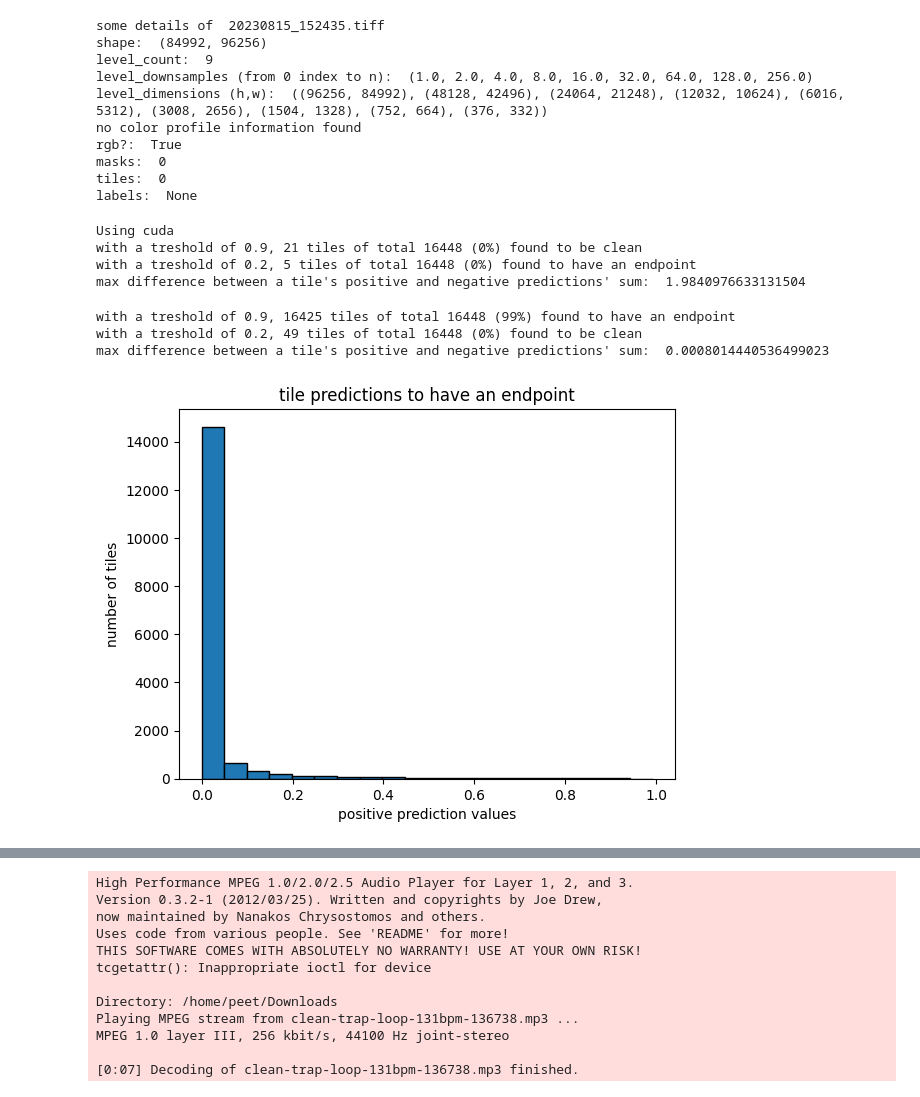
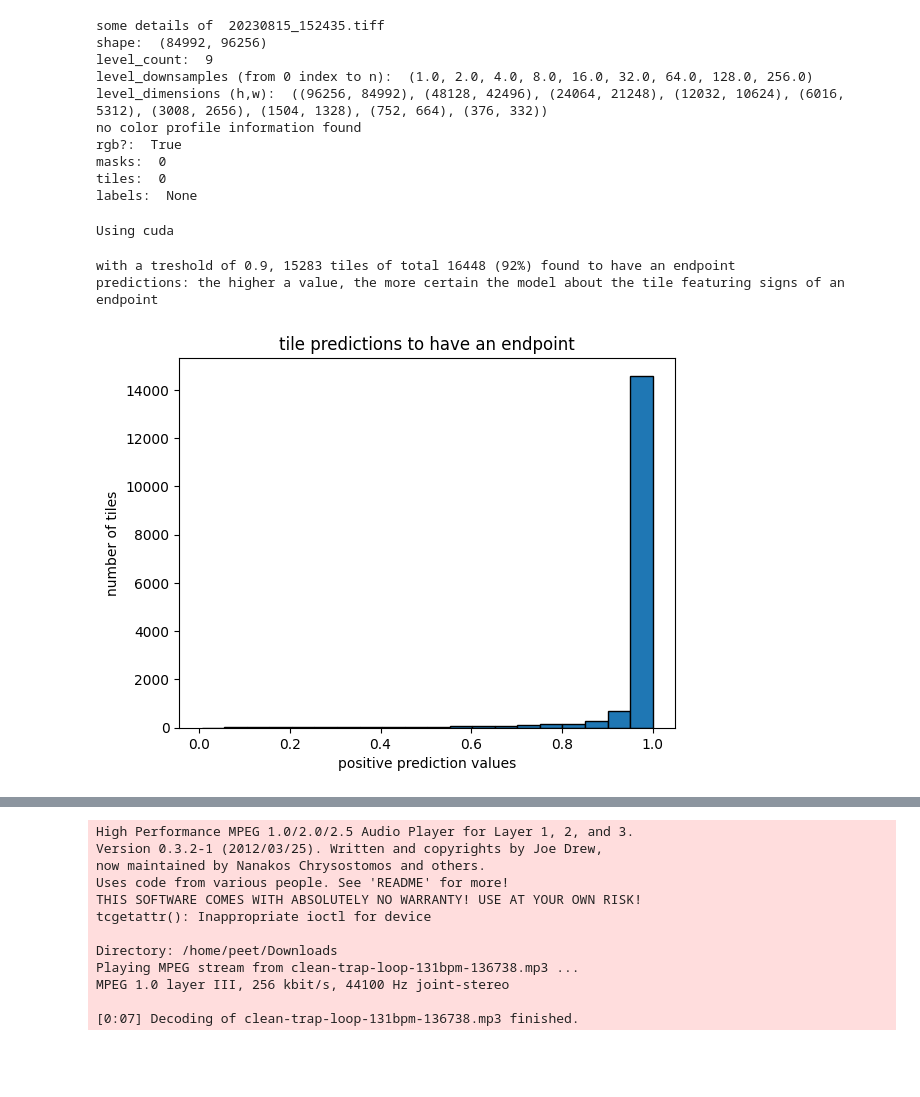
Before and after one commit to ph4s3r/cupid, a Jupyter notebook: slide-infer.ipynb, the cells around one changed output, grey strips where cells are left out. Saved outputs shown, nothing was run; the diff lists cells and outputs as text; code cells hidden in the pictures; blank space fills up the shorter version.

```diff
--- a/slide-infer.ipynb
+++ b/slide-infer.ipynb
@@ -138,10 +136,8 @@ def infer(dataloader, model, slide_dim: tuple, tile_size = 500) -> dict():
     # heatmask array has 1 pixel per tile
     slide_dim_mini          = (slide_dim[0]//tile_size, slide_dim[1]//tile_size)
     heatmask                = np.zeros(slide_dim_mini, dtype=np.float32)
-    neg_predictions         = []
+    # positive predictions: the higher a value, the more certain the model about the tile featuring signs of an endpoint
     pos_predictions         = []
-
-    DEBUG = True
 
     with torch.no_grad():
         for images, _, labels_dict, _ in dataloader:
@@ -149,9 +145,7 @@ def infer(dataloader, model, slide_dim: tuple, tile_size = 500) -> dict():
             images = images.to(device)
             outputs = model(images)
             probabilities = torch.sigmoid(outputs)
-            neg_predictions_batch = probabilities[:, 0].cpu().numpy()
-            pos_predictions_batch = probabilities[:, 1].cpu().numpy() # storing the probability per tile of having an endpoint
-            neg_predictions.extend(neg_predictions_batch)
+            pos_predictions_batch = probabilities[:, 0].cpu().numpy() # storing the probability per tile of having an endpoint
             pos_predictions.extend(pos_predictions_batch)
 
             for i in range(batch_size):
@@ -160,51 +154,32 @@ def infer(dataloader, model, slide_dim: tuple, tile_size = 500) -> dict():
                 tile_y = tile_keys[1][:-1]
                 heatmask[int(tile_x)//tile_size, int(tile_y)//tile_size] = pos_predictions_batch[i]
 
-    return neg_predictions, pos_predictions, heatmask
+    return pos_predictions, heatmask
 
-neg_predictions, pos_predictions, heatmask = infer(dataloader, model, slide_dim=pml_wsi.shape, tile_size = 500)
+predictions_per_tile, heatmask = infer(dataloader, model, slide_dim=pml_wsi.shape, tile_size = 500)
 # %% [output]
 Using cuda
-with a treshold of 0.9, 21 tiles of total 16448 (0%) found to be clean
-with a treshold of 0.2, 5 tiles of total 16448 (0%) found to have an endpoint
-max difference between a tile's positive and negative predictions' sum:  1.9840976633131504
 # %%
 pos_threshold = 0.9
-neg_threshold = 0.2
 # how many tiles predicted to have an endpoint if we consider an endpoint as greater than pos_threshold probability
 positiles = 0
-for n in pos_predictions:
-    if n < pos_threshold:
+for n in predictions_per_tile:
+    if n > pos_threshold:
         positiles = positiles + 1
-print(f"with a treshold of {pos_threshold}, {positiles} tiles of total {len(neg_predictions)} ({int(positiles / len(neg_predictions) * 100)}%) found to have an endpoint")
+print(f"with a treshold of {pos_threshold}, {positiles} tiles of total {len(predictions_per_tile)} ({int(positiles / len(predictions_per_tile) * 100)}%) found to have an endpoint")
 
-# how many tiles predicted to be clean (no endpoint) if we consider an endpoint as greater than neg_threshold probability
-negatiles = 0
-for n in neg_predictions:
-    if n < neg_threshold:
-        negatiles = negatiles + 1
-print(f"with a treshold of {neg_threshold}, {negatiles} tiles of total {len(neg_predictions)} ({int(negatiles / len(neg_predictions) * 100)}%) found to be clean")
-
-# checking for corrupted class prediction differences
-maxdiff = 0
-
-for i in range(len(neg_predictions)):
-    sum = neg_predictions[i] + pos_predictions[i]
-    diff = 1 - sum
-    if diff > maxdiff:
-        maxdiff = diff
-print("max difference between a tile's positive and negative predictions' sum: ", maxdiff)
-
-plt.hist(pos_predictions, bins=20, edgecolor='black')
-plt.xlabel('positive prediction values')
-plt.ylabel('number of tiles')
-plt.title('tile predictions to have an endpoint')
+print("predictions: the higher a value, the more certain the model about the tile featuring signs of an endpoint ")
+fig, ax = plt.subplots()
+ax.hist(predictions_per_tile, bins=20, edgecolor='black')
+ax.set_xlabel('positive prediction values')
+ax.set_ylabel('number of tiles')
+ax.set_title('tile predictions to have an endpoint')
 plt.show()
+writer.add_histogram(f"tile predictions for {pml_wsi.name.split('.')[-2]}", np.array(predictions_per_tile), global_step=None, bins=20, walltime=None, max_bins=None)
 # %% [output]
-with a treshold of 0.9, 16425 tiles of total 16448 (99%) found to have an endpoint
-with a treshold of 0.2, 49 tiles of total 16448 (0%) found to be clean
-max difference between a tile's positive and negative predictions' sum:  0.0008014440536499023
+with a treshold of 0.9, 15283 tiles of total 16448 (92%) found to have an endpoint
+predictions: the higher a value, the more certain the model about the tile featuring signs of an endpoint
-[figure, old version]
+[figure, new version]
 # %%
 # display 'roc' curve #
 #######################
```
Also changed, not shown: parts of 5 cells of this notebook.
